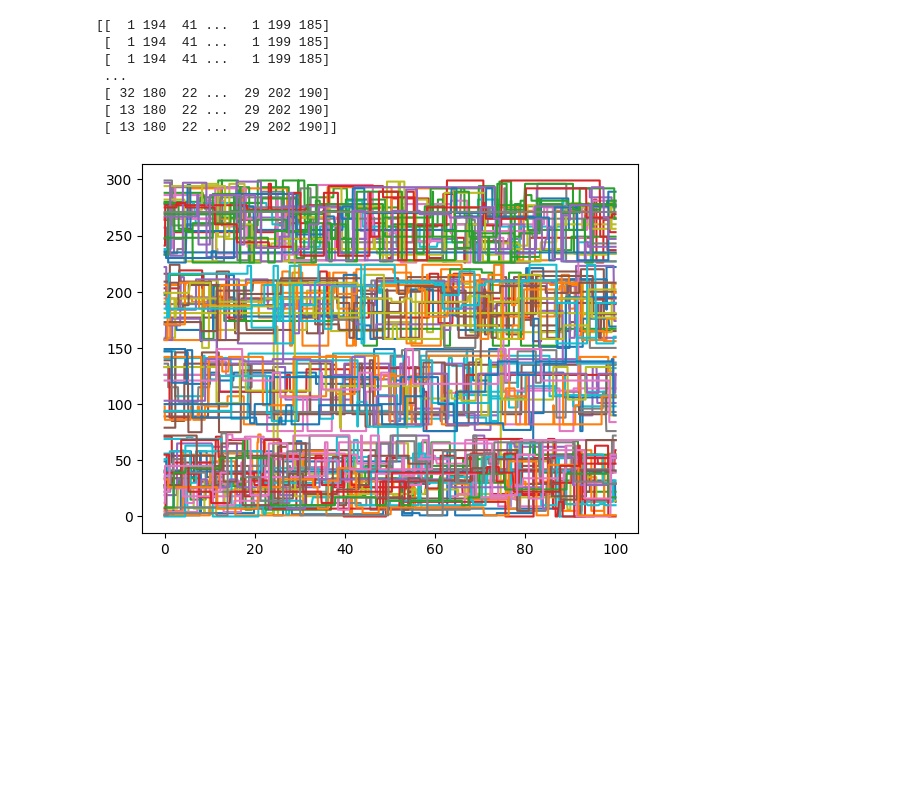
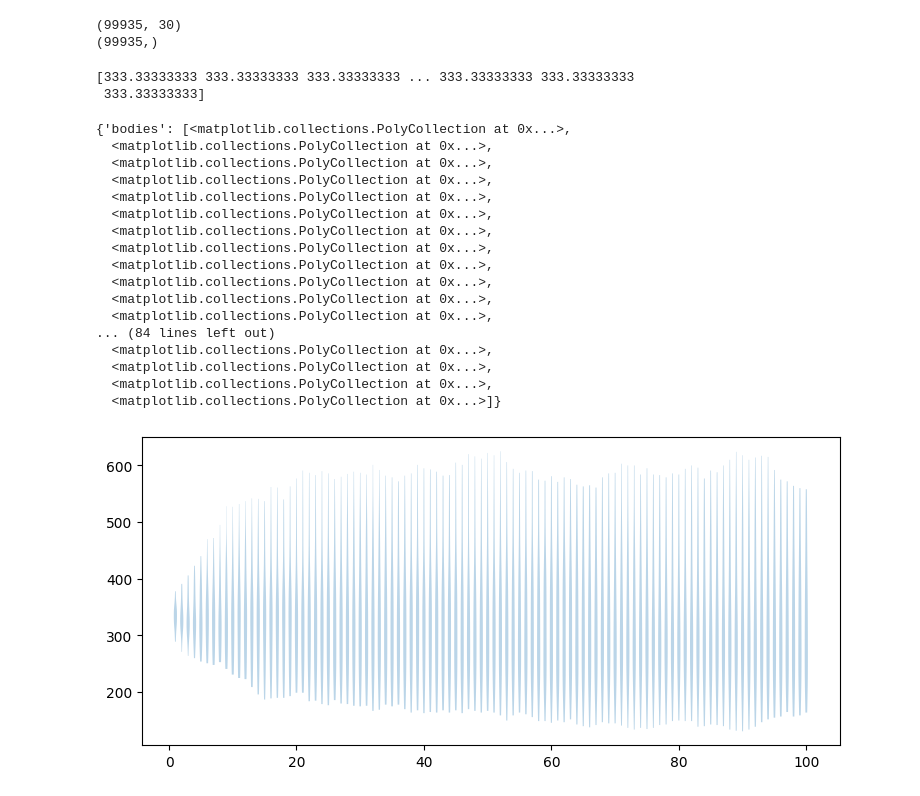
Before and after one commit to andrinr/uzh-networks, a Jupyter notebook: ex9/main.ipynb, the cells around one changed output. Cells and saved outputs as stored; diff of their text form; code cells hidden in the pictures; blank space fills up the shorter version.

```diff
--- a/ex9/main.ipynb
+++ b/ex9/main.ipynb
@@ -31,17 +31,12 @@ sim.run()
-# %%
-print(sim.walker_log)
-# %% [output]
-[[  1 194  41 ...   1 199 185]
- [  1 194  41 ...   1 199 185]
- [  1 194  41 ...   1 199 185]
- ...
- [ 32 180  22 ...  29 202 190]
- [ 13 180  22 ...  29 202 190]
- [ 13 180  22 ...  29 202 190]]
-# %%
-import matplotlib.pyplot as plt
-
-for i in range(sim.n_walkers):
-    plt.plot(sim.timeline, sim.walker_log[:,  i])
-# %% [output]
-[figure, removed]
+# %%
+sim1 = Simulation(10000, G, 0.1, 100, 10)
+sim1.run()
+
+sim2 = Simulation(10000, G, 0.1, 100)
+sim2.run()
+# %%
+print(np.shape(sim2.node_log))
+print(np.shape(sim2.timeline))
+# %% [output]
+(99935, 30)
+(99935,)
@@ -47,0 +47,29 @@ for i in range(sim.n_walkers):
+# %%
+
+print(np.average(sim2.node_log, axis=1))
+
+fig, ax = plt.subplots(nrows=1, ncols=1, figsize=(9, 4))
+ax.violinplot(
+        sim2.node_log[::1000,:].T, showmeans=False, showmedians=False,
+        showextrema=False)
+# %% [output]
+[333.33333333 333.33333333 333.33333333 ... 333.33333333 333.33333333
+ 333.33333333]
+{'bodies': [<matplotlib.collections.PolyCollection at 0x...>,
+  <matplotlib.collections.PolyCollection at 0x...>,
+  <matplotlib.collections.PolyCollection at 0x...>,
+  <matplotlib.collections.PolyCollection at 0x...>,
+  <matplotlib.collections.PolyCollection at 0x...>,
+  <matplotlib.collections.PolyCollection at 0x...>,
+  <matplotlib.collections.PolyCollection at 0x...>,
+  <matplotlib.collections.PolyCollection at 0x...>,
+  <matplotlib.collections.PolyCollection at 0x...>,
+  <matplotlib.collections.PolyCollection at 0x...>,
+  <matplotlib.collections.PolyCollection at 0x...>,
+  <matplotlib.collections.PolyCollection at 0x...>,
+... (84 lines left out)
+  <matplotlib.collections.PolyCollection at 0x...>,
+  <matplotlib.collections.PolyCollection at 0x...>,
+  <matplotlib.collections.PolyCollection at 0x...>,
+  <matplotlib.collections.PolyCollection at 0x...>]}
+[figure, added]
```
Also changed, not shown: parts of 10 cells of this notebook, 3 other files.
